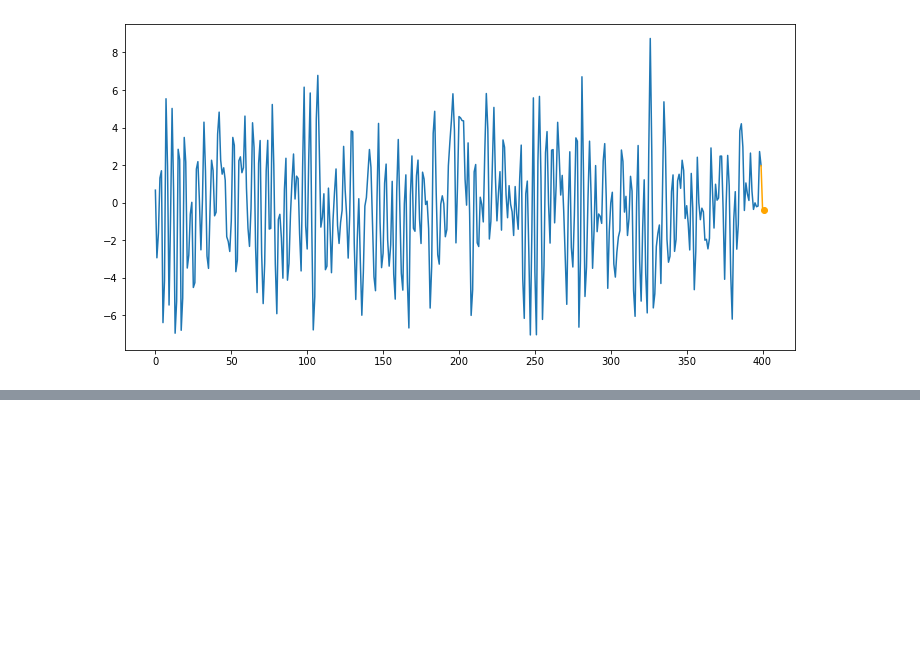
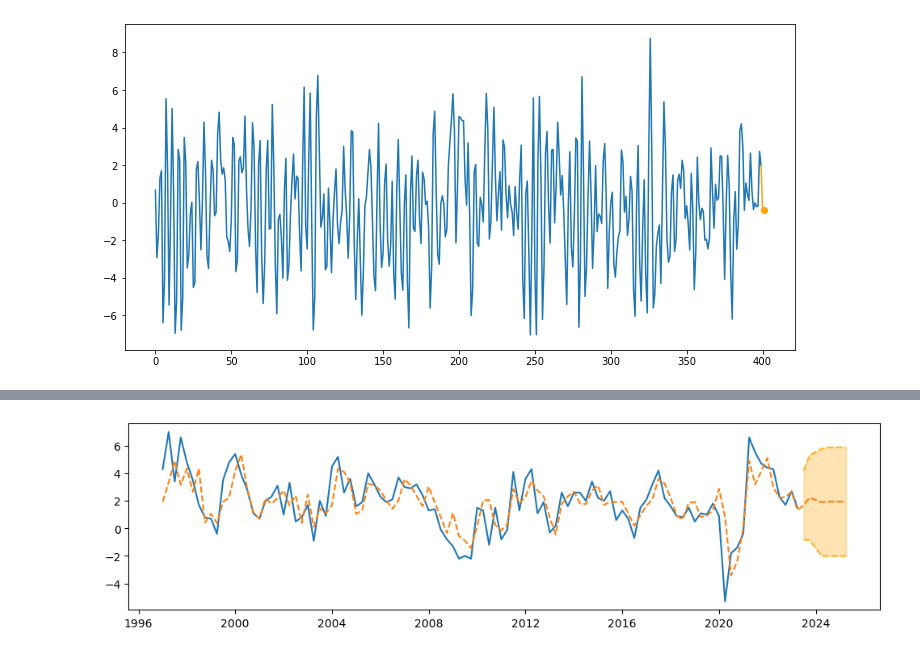
Before and after one commit to BI-DS/GRA-4153, a Jupyter notebook: examples/ARMA.ipynb, the cells around one changed output, grey strips where cells are left out. Cells and saved outputs as stored; diff of their text form; code cells hidden in the pictures; blank space fills up the shorter version.

Commit message:
Estimation and lag order selection in ARMA notebook

```diff
--- a/examples/ARMA.ipynb
+++ b/examples/ARMA.ipynb
@@ -161,0 +226,5 @@ plt.show()
+# %%
+# Estimation of ARMA(0, 4)  = ARIMA(0,0,4) = MA(4)
+
+ma4 = sm.tsa.ARIMA(X, order = (0,0,4)).fit(method = "innovations_mle")
+ma4.summary()
@@ -161,0 +253,33 @@ plt.show()
+# %%
+# We can directly use this to forecast the next observation:
+
+h=8
+# fcst = ma4.get_forecast(steps = h)                            # Out of sample forecast
+fcst = ma4.get_prediction(end = X.last_valid_index() + h * X.index.freq)       # In sample fit & out of sample forecast
+# %%
+df = qdf.loc[:, ["CLV_PCH_SM"]][qdf_ind]
+df = pd.concat([df, fcst.predicted_mean, fcst.conf_int()], axis = 1)
+df.rename(columns={"CLV_PCH_SM" : "GDP growth",
+                    "lower CLV_PCH_SM" : "lower ci",
+                    "upper CLV_PCH_SM" : "upper ci"}, inplace=True)
+df["GDP growth"] = df["GDP growth"].map(float)
+# %%
+CI_insample = False    # change to True to have CI plotted over whole sample
+
+if CI_insample:
+    CI_ind = df.index
+else:
+    CI_ind = df.index[-h:]
+
+
+
+fig, ax = plt.subplots(figsize = (12, 3))
+ax.plot(df.index, df.iloc[:, 0])
+ax.plot(df.index, df.iloc[:, 1], linestyle = "--")
+
+ax.plot(CI_ind, df.loc[CI_ind, "lower ci"], color = "orange", alpha = 0.8, linestyle = "--")
+ax.plot(CI_ind, df.loc[CI_ind, "upper ci"], color = "orange", alpha = 0.8, linestyle = "--")
+ax.fill_between(CI_ind, df.loc[CI_ind, "lower ci"], df.loc[CI_ind, "upper ci"], color = "orange", alpha = 0.3)
+plt.show()
+# %% [output]
+[figure, added]
```
Also changed, not shown: parts of 10 cells of this notebook, 1 other file.
